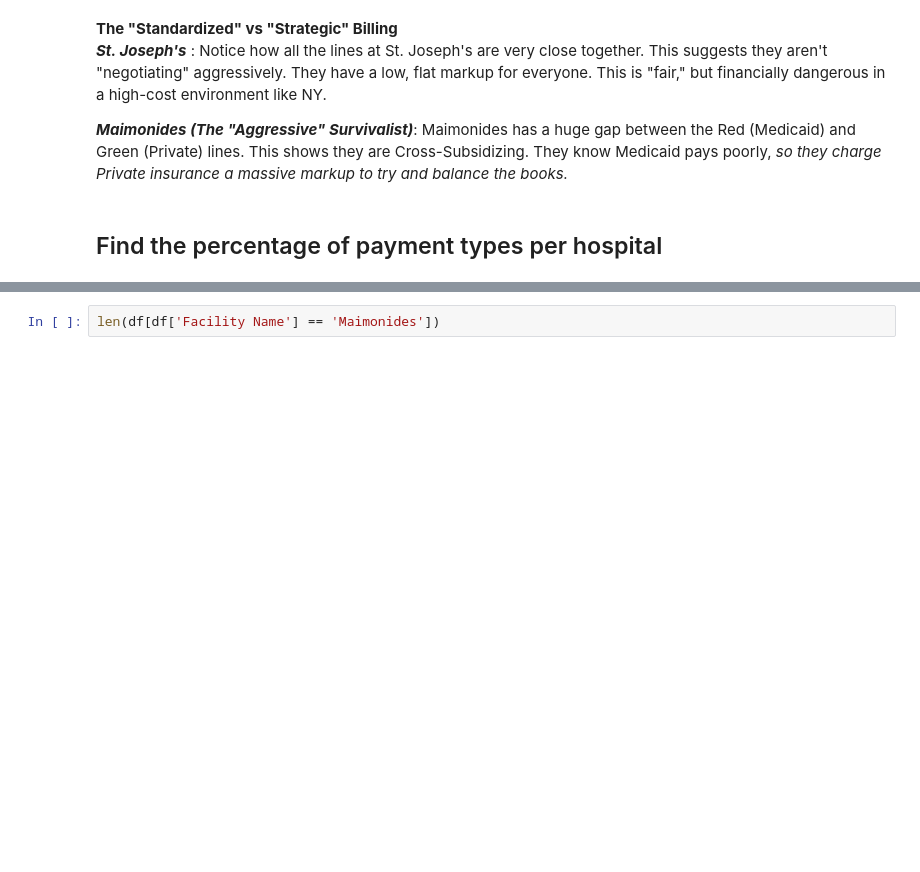
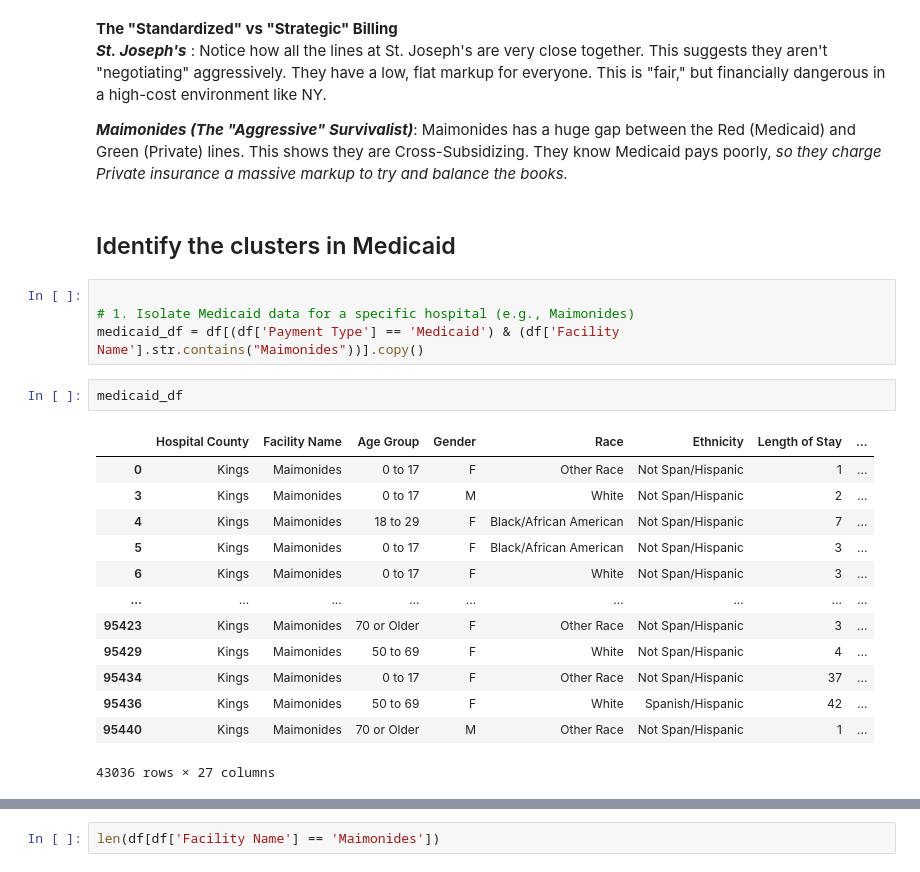
Before and after one commit to kpsalida/HospitalDischarges_Visualization, a Jupyter notebook: viz_eda.ipynb, the cells around one changed output, grey strips where cells are left out. Saved outputs shown, nothing was run; the diff lists cells and outputs as text; blank space fills up the shorter version.

```diff
--- a/viz_eda.ipynb
+++ b/viz_eda.ipynb
@@ -1135,5 +1207,25 @@ The other two hospitals have lower slopes, meaning that for each dollar of stick
 ***St. Joseph's*** : Notice how all the lines at St. Joseph's are very close together. This suggests they aren't "negotiating" aggressively. They have a low, flat markup for everyone. This is "fair," but financially dangerous in a high-cost environment like NY.
 
 ***Maimonides (The "Aggressive" Survivalist)***: Maimonides has a huge gap between the Red (Medicaid) and Green (Private) lines. This shows they are Cross-Subsidizing. They know Medicaid pays poorly, *so they charge Private insurance a massive markup to try and balance the books.*
-# %% [markdown]
-## Find the percentage of payment types per hospital
+# %% [markdown]
+## Identify the clusters in Medicaid
+# %%
+
+# 1. Isolate Medicaid data for a specific hospital (e.g., Maimonides)
+medicaid_df = df[(df['Payment Type'] == 'Medicaid') & (df['Facility Name'].str.contains("Maimonides"))].copy()
+# %%
+medicaid_df
+# %% [output]
+|  | Hospital County | Facility Name | Age Group | Gender | Race | Ethnicity | Length of Stay | ... |
+| 0 | Kings | Maimonides | 0 to 17 | F | Other Race | Not Span/Hispanic | 1 | ... |
+| 3 | Kings | Maimonides | 0 to 17 | M | White | Not Span/Hispanic | 2 | ... |
+| 4 | Kings | Maimonides | 18 to 29 | F | Black/African American | Not Span/Hispanic | 7 | ... |
+| 5 | Kings | Maimonides | 0 to 17 | F | Black/African American | Not Span/Hispanic | 3 | ... |
+| 6 | Kings | Maimonides | 0 to 17 | F | White | Not Span/Hispanic | 3 | ... |
+| ... | ... | ... | ... | ... | ... | ... | ... | ... |
+| 95423 | Kings | Maimonides | 70 or Older | F | Other Race | Not Span/Hispanic | 3 | ... |
+| 95429 | Kings | Maimonides | 50 to 69 | F | White | Not Span/Hispanic | 4 | ... |
+| 95434 | Kings | Maimonides | 0 to 17 | F | Other Race | Not Span/Hispanic | 37 | ... |
+| 95436 | Kings | Maimonides | 50 to 69 | F | White | Spanish/Hispanic | 42 | ... |
+| 95440 | Kings | Maimonides | 70 or Older | M | Other Race | Not Span/Hispanic | 1 | ... |
+43036 rows × 27 columns
```
Also changed, not shown: parts of 15 cells of this notebook.
